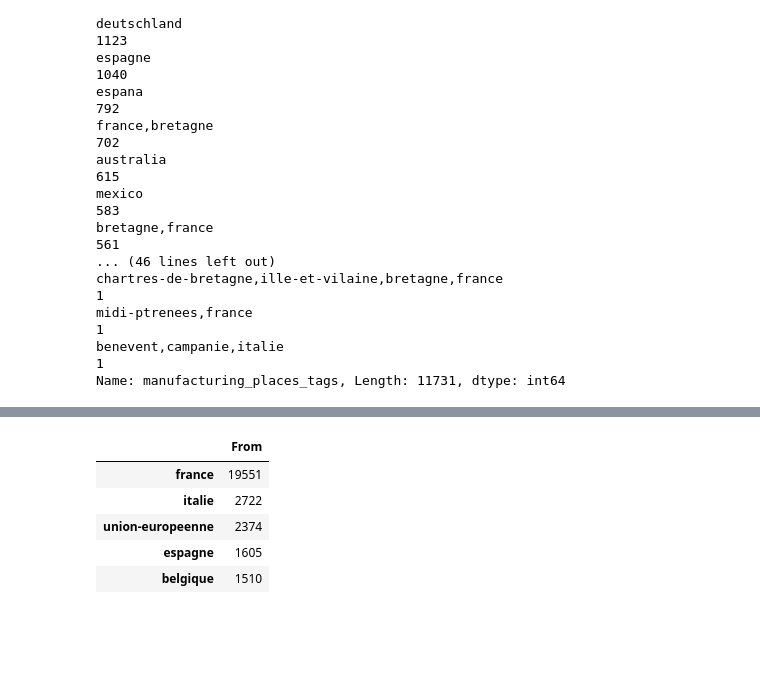
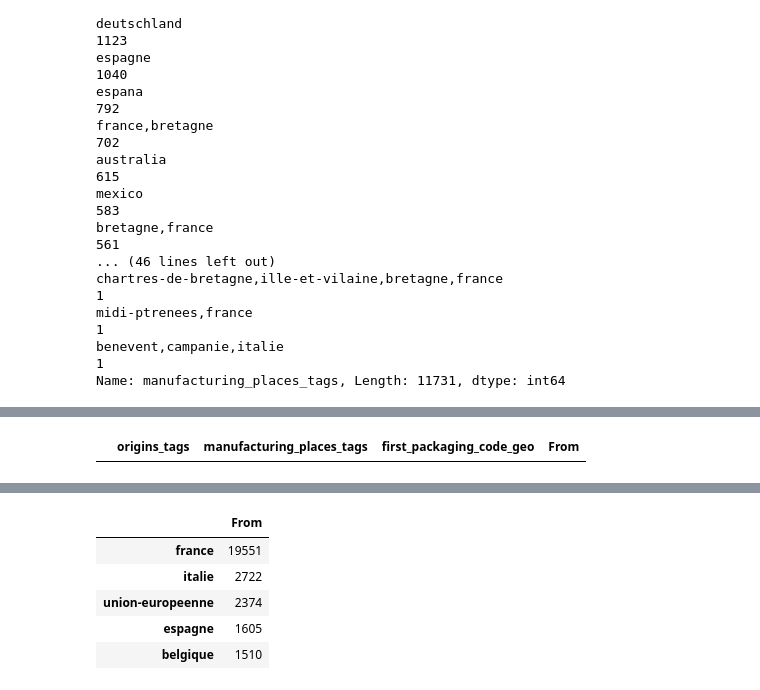
Before and after one commit to lanzrein/ada_project, a Jupyter notebook: DistanceCalculations.ipynb, the cells around one changed output, grey strips where cells are left out. Saved outputs shown, nothing was run; the diff lists cells and outputs as text; code cells hidden in the pictures; blank space fills up the shorter version.

```diff
--- a/DistanceCalculations.ipynb
+++ b/DistanceCalculations.ipynb
@@ -408,2 +573,6 @@ data_from['From']
 Name: From, Length: 88001, dtype: object
+# %%
+data_from[data_from['From'] == 'NaN']
+# %% [output]
+|  | origins_tags | manufacturing_places_tags | first_packaging_code_geo | From |
 # %%
```
Also changed, not shown: parts of 18 cells of this notebook, 1 other file.
